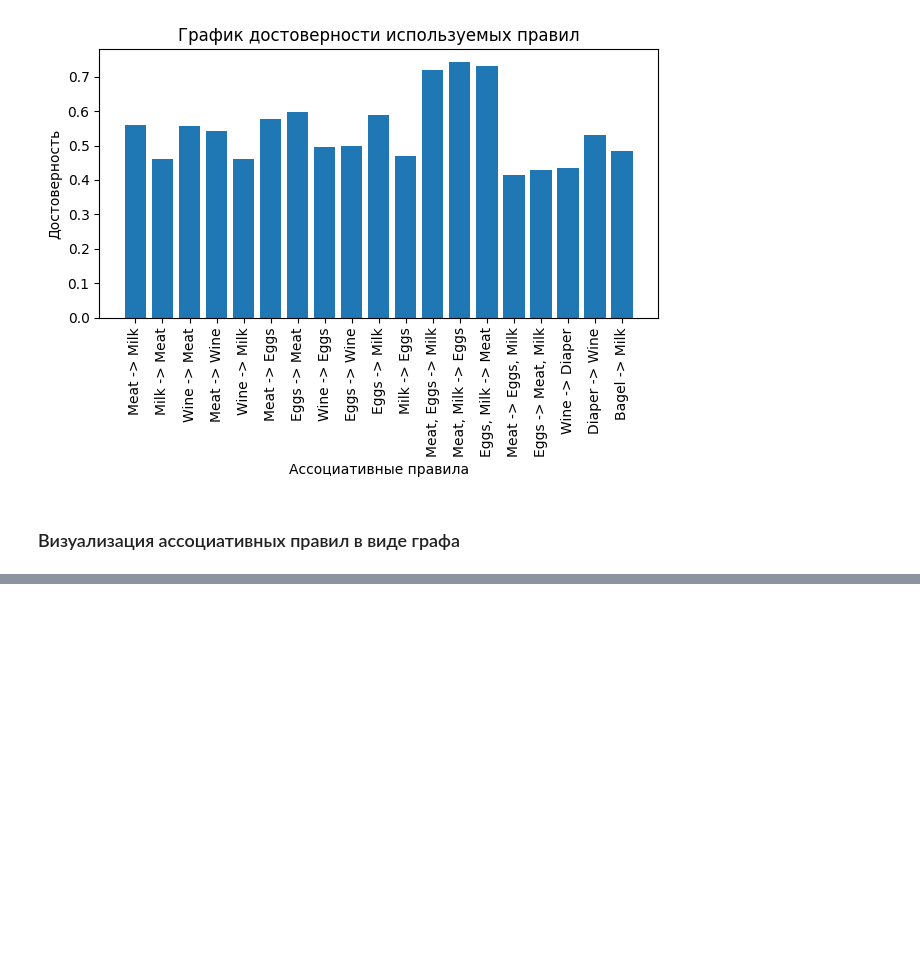
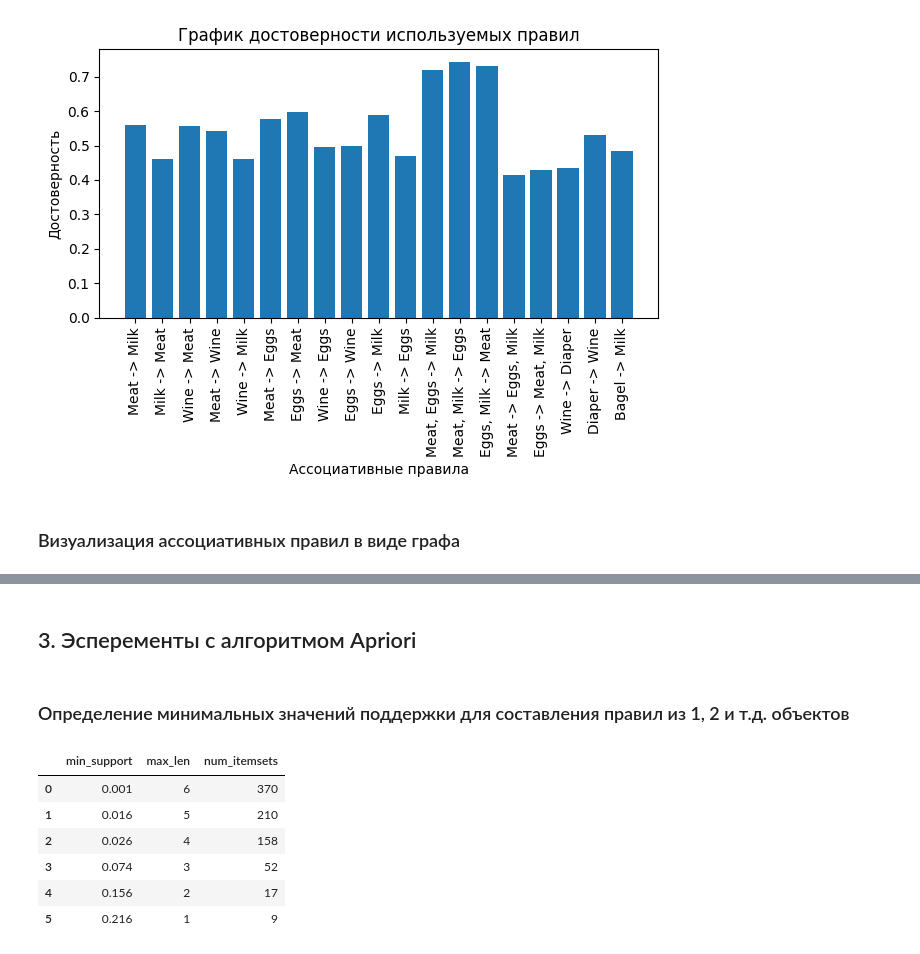
Before and after one commit to olesya1119/ML, a Jupyter notebook: lab2/notebook.ipynb, the cells around one changed output, grey strips where cells are left out. Saved outputs shown, nothing was run; the diff lists cells and outputs as text; code cells hidden in the pictures; blank space fills up the shorter version.

```diff
--- a/lab2/notebook.ipynb
+++ b/lab2/notebook.ipynb
@@ -284,0 +327,29 @@ plt.show()
+# %% [markdown]
+## 3. Эсперементы с алгоритмом Apriori
+# %% [markdown]
+### Определение минимальных значений поддержки для составления правил из 1, 2 и т.д. объектов
+# %%
+supports = np.arange(0.001, 0.51, 0.001)  # проверяем от 0.05 до 0.5
+results = []
+
+
+for s in supports:
+    itemsets = apriori(data, min_support=s, use_colnames=True)
+    if not itemsets.empty:
+        max_len = itemsets['itemsets'].apply(len).max()
+        results.append((s, max_len, len(itemsets)))
+
+df_support_analysis = pd.DataFrame(results, columns=['min_support', 'max_len', 'num_itemsets'])
+df_unique_max_len = df_support_analysis.loc[df_support_analysis.groupby('max_len')['min_support'].idxmin()]
+
+df_unique_max_len = df_unique_max_len.sort_values('max_len', ascending=False).reset_index(drop=True)
+
+display(df_unique_max_len)
+# %% [output]
+|  | min_support | max_len | num_itemsets |
+| 0 | 0.001 | 6 | 370 |
+| 1 | 0.016 | 5 | 210 |
+| 2 | 0.026 | 4 | 158 |
+| 3 | 0.074 | 3 | 52 |
+| 4 | 0.156 | 2 | 17 |
+| 5 | 0.216 | 1 | 9 |
```
Also changed, not shown: parts of 11 cells of this notebook.
